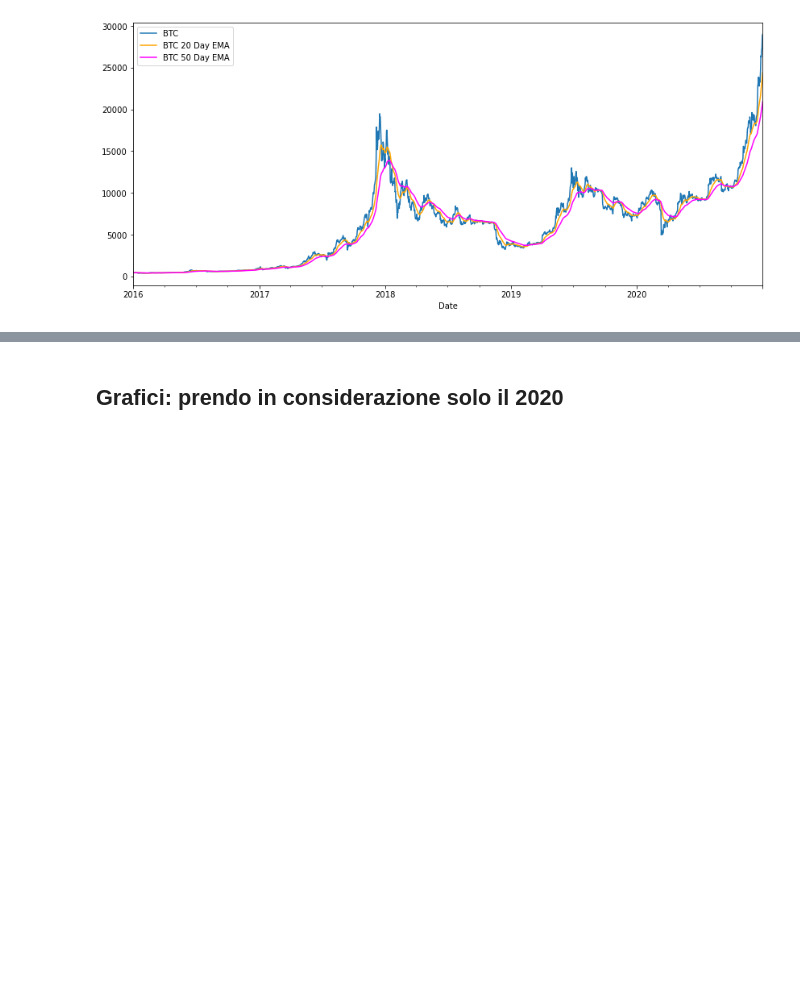
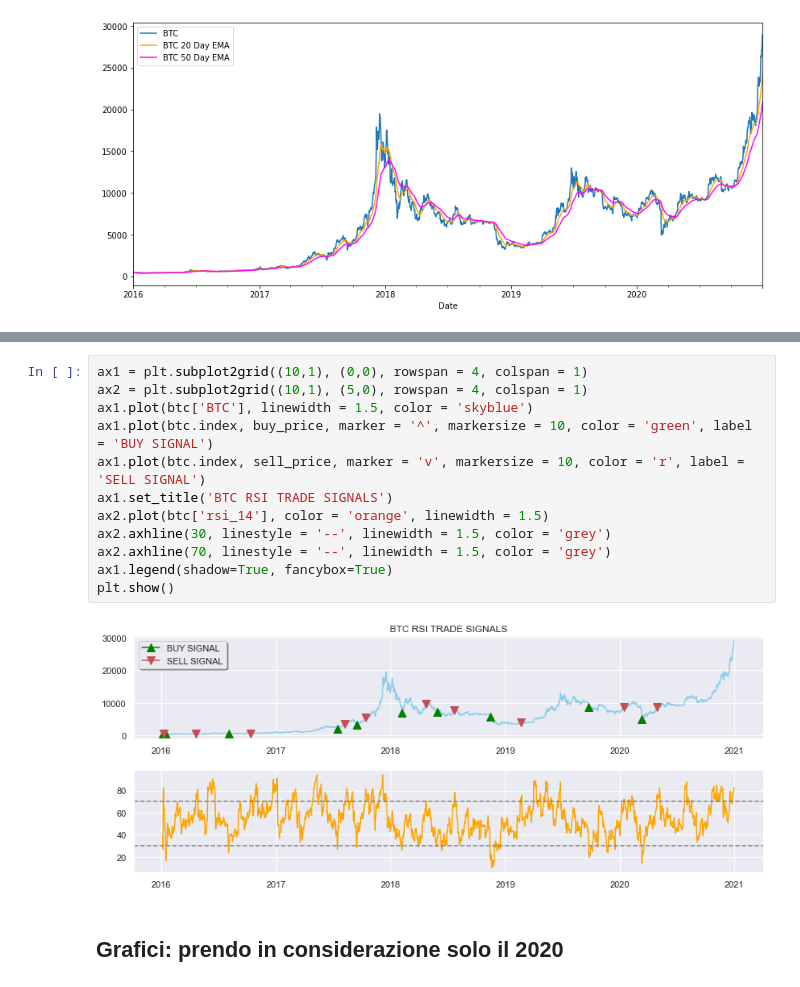
Before and after one commit to billmono95/TESI-LAUREA-MAGISTRALE, a Jupyter notebook: ExploratoryAnalysis.ipynb, the cells around one changed output, grey strips where cells are left out. Cells and saved outputs as stored; diff of their text form; blank space fills up the shorter version.

```diff
--- a/ExploratoryAnalysis.ipynb
+++ b/ExploratoryAnalysis.ipynb
@@ -194,3 +300,17 @@ plt.show()
+# %%
+ax1 = plt.subplot2grid((10,1), (0,0), rowspan = 4, colspan = 1)
+ax2 = plt.subplot2grid((10,1), (5,0), rowspan = 4, colspan = 1)
+ax1.plot(btc['BTC'], linewidth = 1.5, color = 'skyblue')
+ax1.plot(btc.index, buy_price, marker = '^', markersize = 10, color = 'green', label = 'BUY SIGNAL')
+ax1.plot(btc.index, sell_price, marker = 'v', markersize = 10, color = 'r', label = 'SELL SIGNAL')
+ax1.set_title('BTC RSI TRADE SIGNALS')
+ax2.plot(btc['rsi_14'], color = 'orange', linewidth = 1.5)
+ax2.axhline(30, linestyle = '--', linewidth = 1.5, color = 'grey')
+ax2.axhline(70, linestyle = '--', linewidth = 1.5, color = 'grey')
+ax1.legend(shadow=True, fancybox=True)
+plt.show()
+# %% [output]
+[figure, added]
 # %% [markdown]
 ## Grafici: prendo in considerazione solo il 2020
 # %%
```
Also changed, not shown: parts of 23 cells of this notebook.
